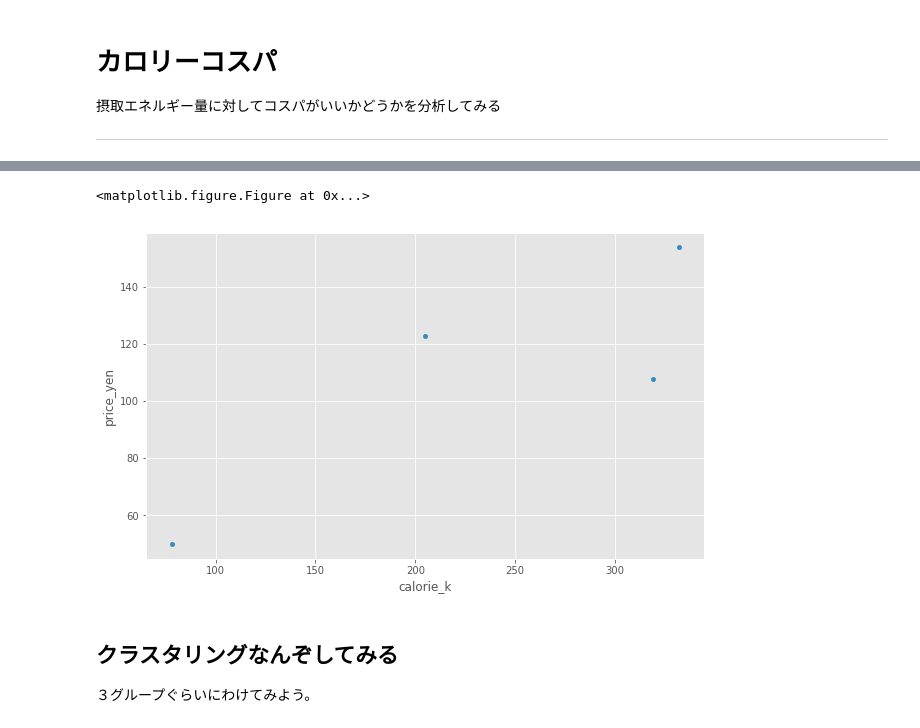
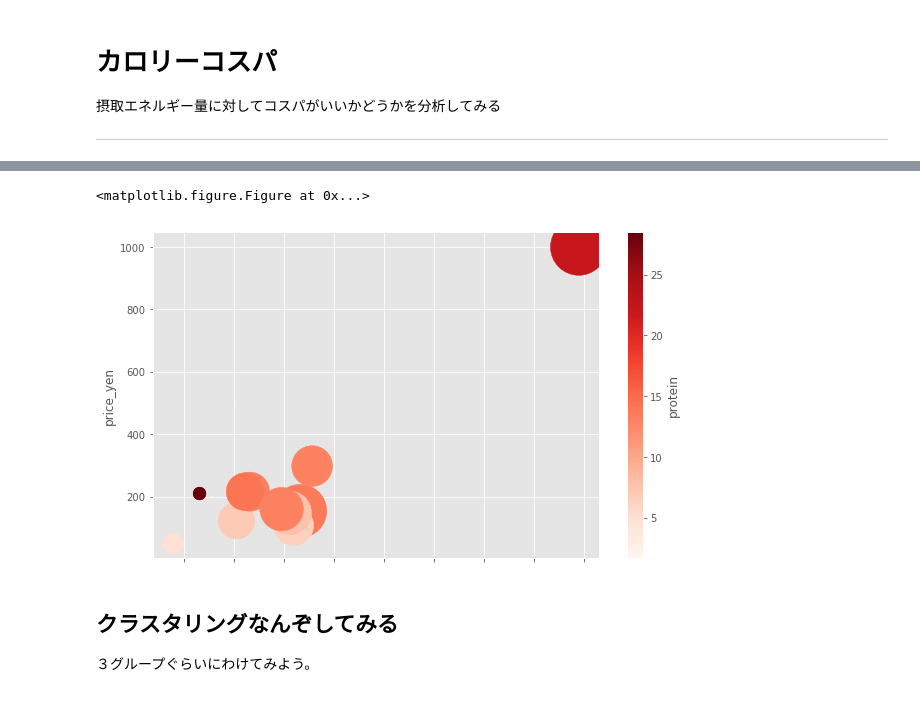
Before and after one commit to myamyu/calorie-cost-performance, a Jupyter notebook: calorie-cost-performance.ipynb, the cells around one changed output, grey strips where cells are left out. Drawn from its saved outputs; the diff is of its cells as text; code cells hidden in the pictures.

Commit message:
Google Driveを使用するよう修正、脂質・タンパク質・炭水化物も入れるようにした

```diff
--- a/calorie-cost-performance.ipynb
+++ b/calorie-cost-performance.ipynb
@@ -26,0 +33,4 @@ foods_df.head(10)
+# %%
+data_url = 'https://docs.google.com/spreadsheets/d/17eY_vuqzzZHjQRhxiyT2h_P0ZiuOICulqfWoFHC9YQY/export?format=csv&gid=0'
+foods_df = pd.read_csv(data_url, index_col=0)
+foods_df.head(10)
@@ -27,10 +50,15 @@ foods_df.head(10)
 # %%
 plt.clf()
-foods_df.plot(kind='scatter', x='calorie_k', y='price_yen', figsize=(10,6))
+foods_df.plot(
+    kind='scatter',
+    x='calorie_k', y='price_yen',
+    c='protein', s=(foods_df['fat']+0.01) * 100,
+    cmap='Reds',
+    figsize=(10,6))
 plt.show()
 # %% [output]
 <matplotlib.figure.Figure at 0x...>
-[figure, old version]
+[figure, new version]
 # %% [markdown]
 ## クラスタリングなんぞしてみる
 
```
Also changed, not shown: parts of 7 cells of this notebook, 1 other file.
